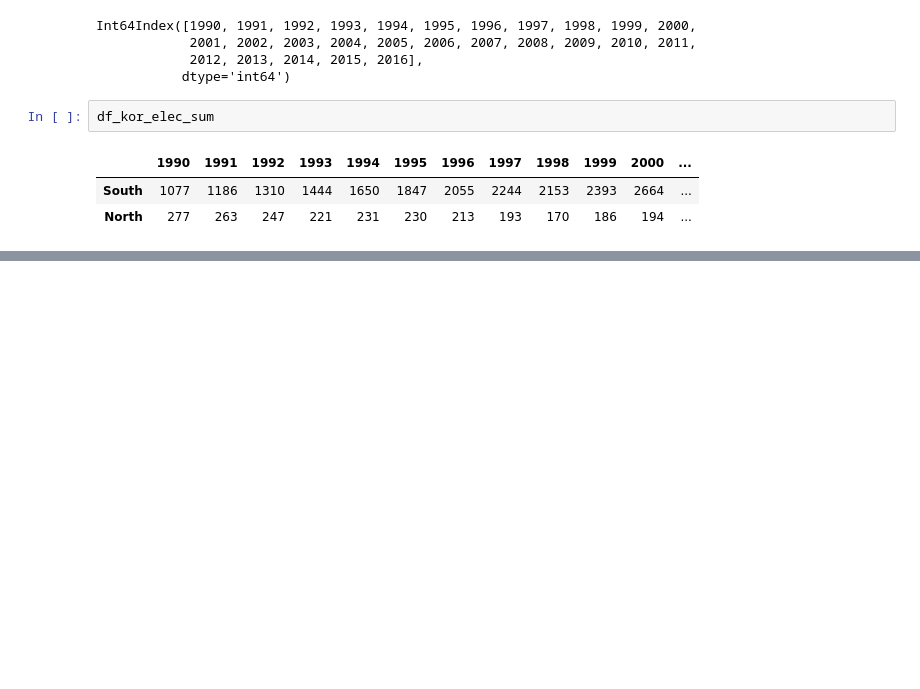
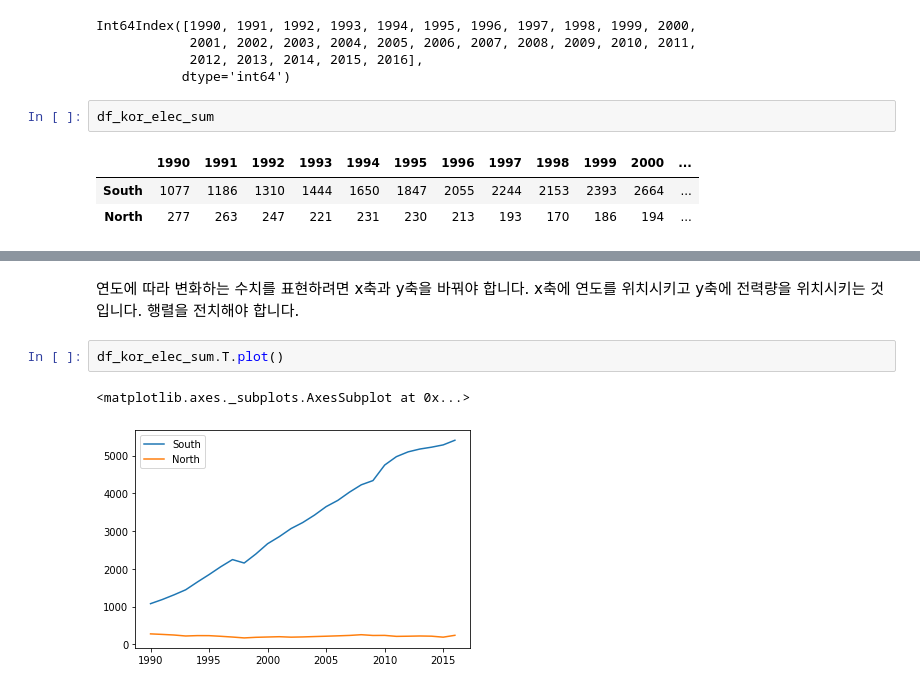
Before and after one commit to LeeSeungwon89/Pandas_Theory, a Jupyter notebook: 2. 데이터를 다루기 위한 파이썬 패키지.ipynb, the cells around one changed output, grey strips where cells are left out. Saved outputs shown, nothing was run; the diff lists cells and outputs as text; blank space fills up the shorter version.

```diff
--- a/2. 데이터를 다루기 위한 파이썬 패키지.ipynb
+++ b/2. 데이터를 다루기 위한 파이썬 패키지.ipynb
@@ -3406,0 +3414,7 @@ df_kor_elec_sum
+# %% [markdown]
+연도에 따라 변화하는 수치를 표현하려면 x축과 y축을 바꿔야 합니다. x축에 연도를 위치시키고 y축에 전력량을 위치시키는 것입니다. 행렬을 전치해야 합니다.
+# %%
+df_kor_elec_sum.T.plot()
+# %% [output]
+<matplotlib.axes._subplots.AxesSubplot at 0x...>
+[figure, added]
```
Also changed, not shown: parts of 8 cells of this notebook.
